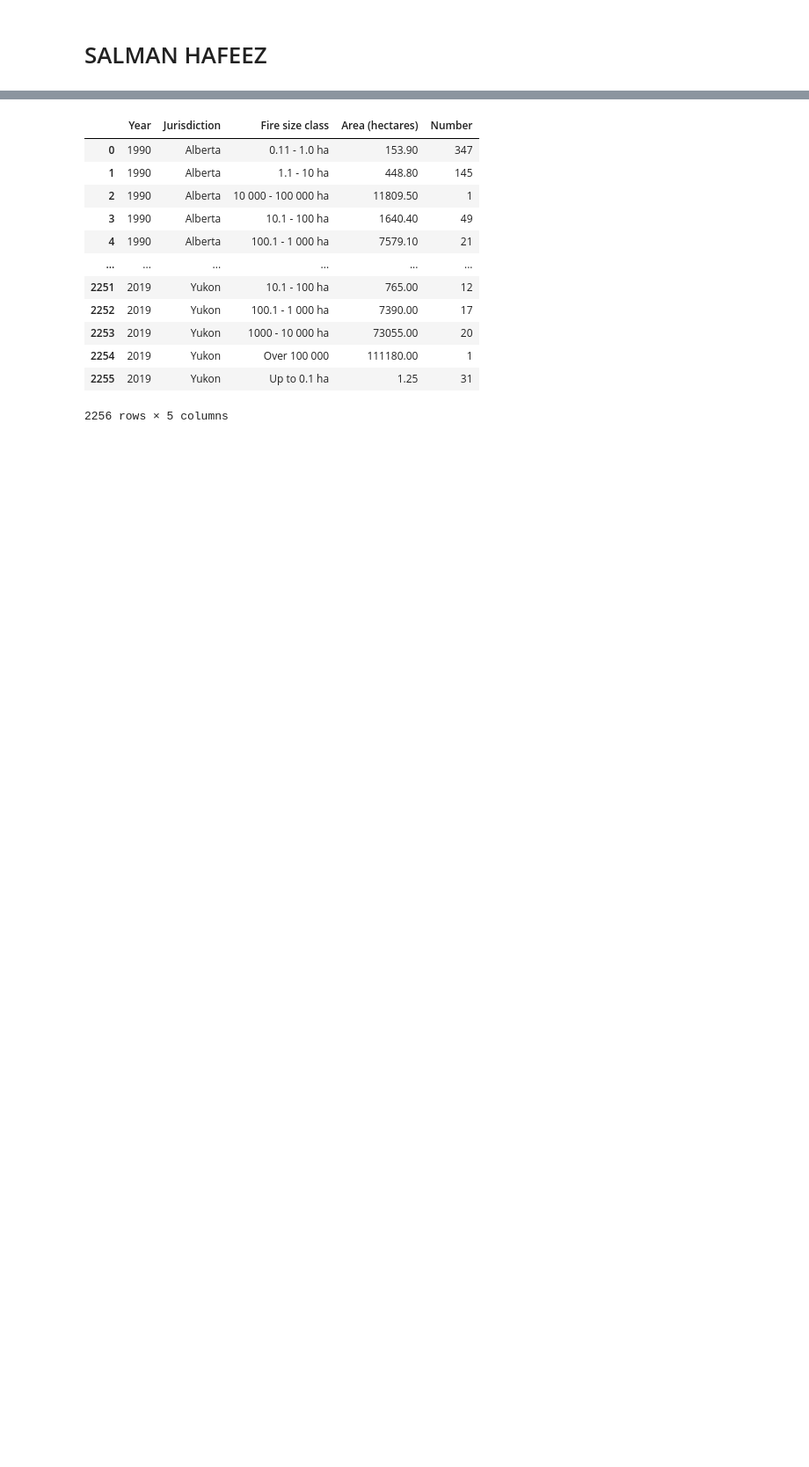
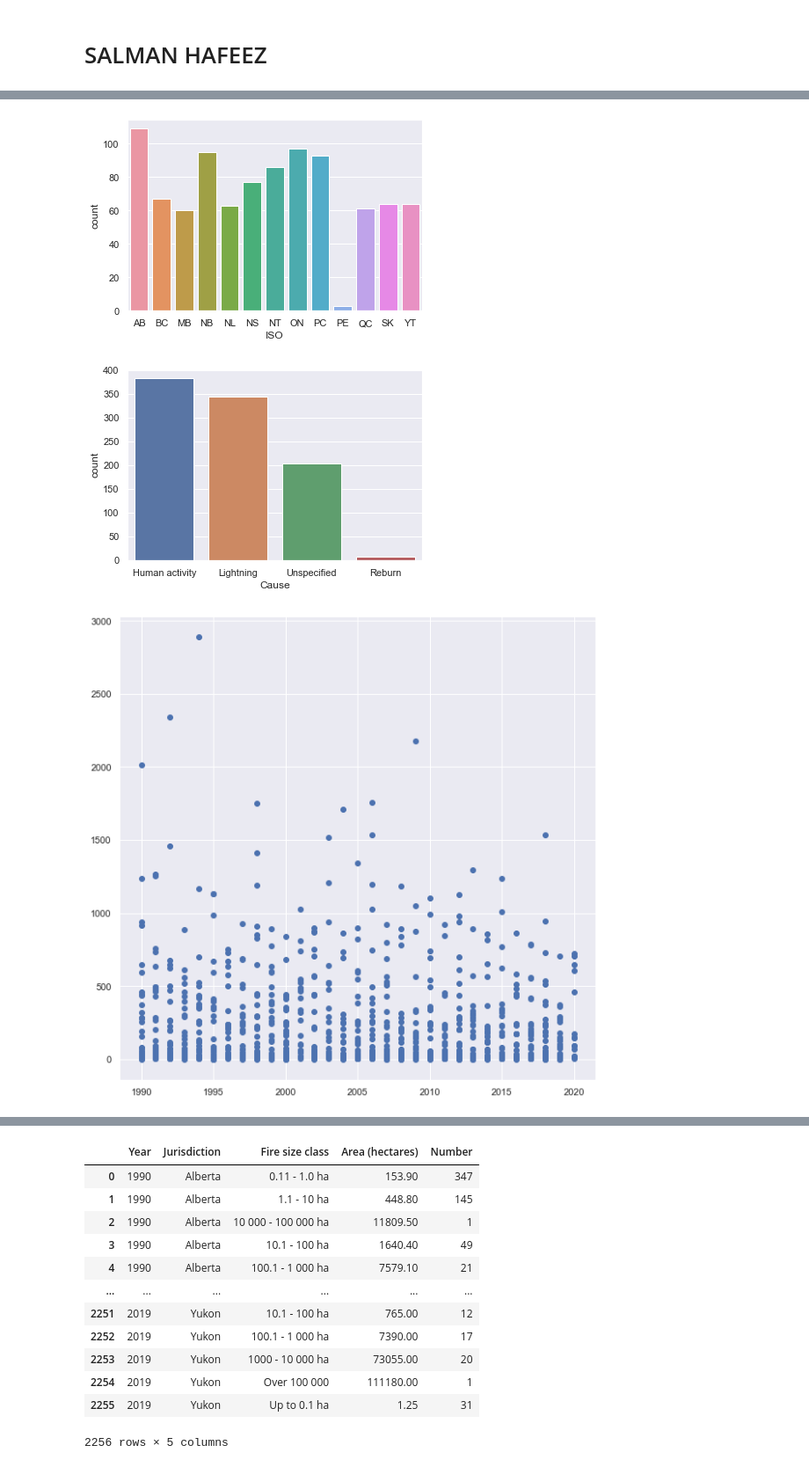
Before and after one commit to data301-2021-winter1/project-group33-project, a Jupyter notebook: notebooks/analysis2.ipynb, the cells around one changed output, grey strips where cells are left out. Shown: that part at 88% size. Cells and saved outputs as stored; diff of their text form; code cells hidden in the pictures; blank space fills up the shorter version.

```diff
--- a/notebooks/analysis2.ipynb
+++ b/notebooks/analysis2.ipynb
@@ -30,8 +72,16 @@ number_of_fires_by_month = pd.read_csv("../data/raw/NFD-Number_of_fires_by_month
 # %%
+print(f"Number of rows and columns for number_of_fires_by_cause:  {number_of_fires_by_cause.shape}")
+print(f"Columns in the dataset: {number_of_fires_by_cause.columns}")
+print(number_of_fires_by_cause.describe().T)
+number_of_fires_by_cause.describe(include='object').T
 
+sns.set_theme(style="darkgrid")
+ax = sns.countplot(x='ISO',data=number_of_fires_by_cause)
+plt.show()
+ay = sns.countplot(x='Cause',data=number_of_fires_by_cause)
+plt.show()
 
-print(f"Number of rows and columns for area_burned_by_cause:  {area_burned_by_cause.shape}")
-print(f"Columns in the dataset: {area_burned_by_cause.columns}")
-print(area_burned_by_cause.describe().T)
-area_burned_by_cause.describe(include='object').T
+plt.figure(figsize=(10,10))
+plt.plot(number_of_fires_by_cause['ï»¿Year'],number_of_fires_by_cause['Number'],'o')
+plt.show()
 # %% [output]
@@ -61,0 +104,3 @@ Superficie (en hectare)  2773.5  35924.193075  3407674.14
+[figure, added]
+[figure, added]
+[figure, added]
```
Also changed, not shown: parts of 13 cells of this notebook, 1 other file.
